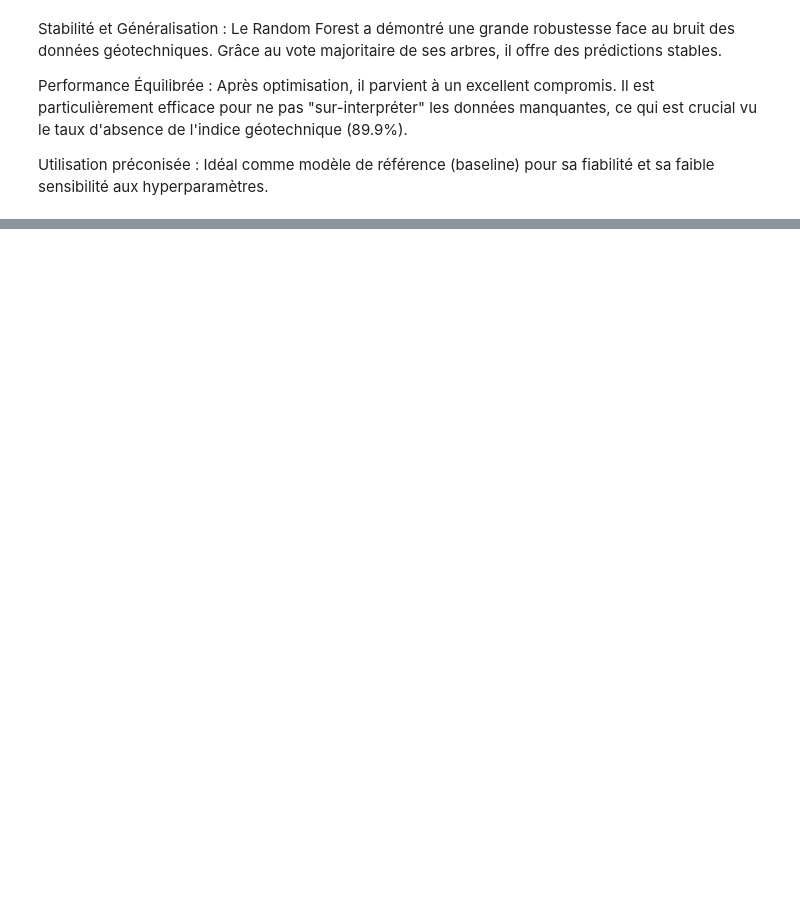
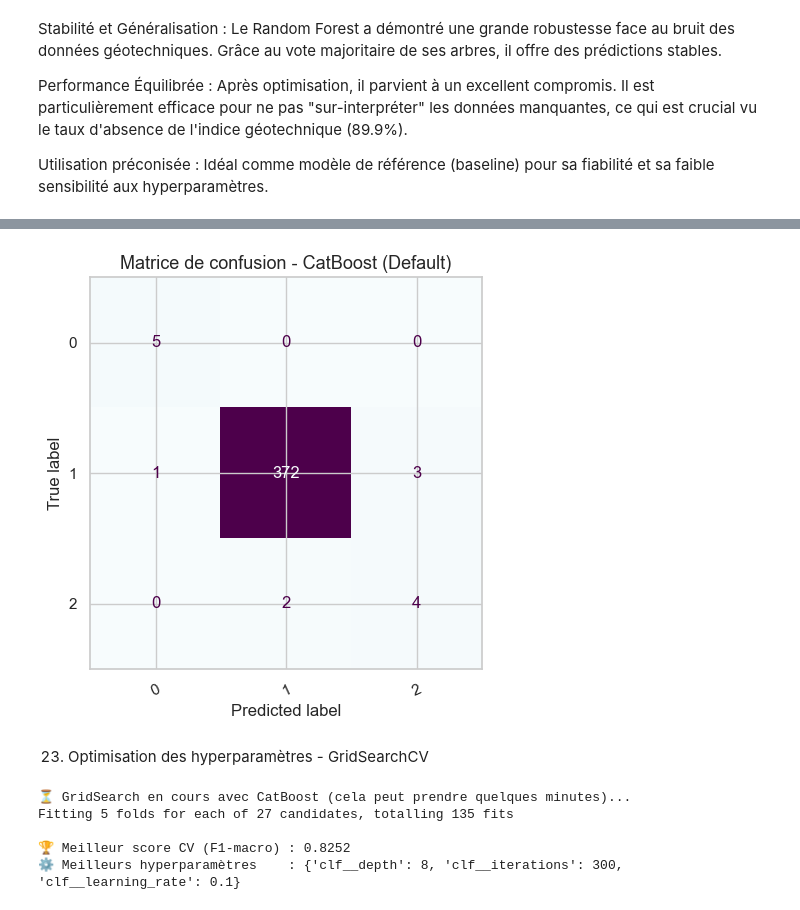
Before and after one commit to marwanbakali099-byte/Projet6_geo_info_ML_Classification, a Jupyter notebook: Projet6_geo_info_ML.ipynb, the cells around one changed output, grey strips where cells are left out. Cells and saved outputs as stored; diff of their text form; code cells hidden in the pictures; blank space fills up the shorter version.

```diff
--- a/Projet6_geo_info_ML.ipynb
+++ b/Projet6_geo_info_ML.ipynb
@@ -2135,0 +2184,73 @@ Utilisation préconisée : Idéal comme modèle de référence (baseline) pour s
+# %%
+# --- Matrice de confusion - CatBoost ---
+fig, ax = plt.subplots(figsize=(7, 5))
+
+# On utilise y_pred_default (déjà aplati par votre code précédent)
+disp_cat = ConfusionMatrixDisplay(
+    confusion_matrix=confusion_matrix(y_test, y_pred_default),
+    display_labels=pipeline_default.classes_ # Récupération directe depuis le pipeline
+)
+
+# Affichage avec la palette 'BuPu' (Bleu-Violet) comme pour votre RF
+disp_cat.plot(ax=ax, cmap='BuPu', colorbar=False)
+
+ax.set_title('Matrice de confusion - CatBoost (Default)', fontsize=13)
+plt.xticks(rotation=25)
+plt.tight_layout()
+plt.show()
+# %% [output]
+[figure, added]
+# %% [markdown]
+23. Optimisation des hyperparamètres - GridSearchCV
+# %%
+
+# ==========================================
+# 4. OPTIMISATION DES HYPERPARAMÈTRES (GridSearchCV)
+# ==========================================
+
+# Définition de la grille d'hyperparamètres pour CatBoost
+# Le préfixe 'clf__' est obligatoire car notre modèle est nommé 'clf' dans le Pipeline
+param_grid = {
+    'clf__iterations': [100, 200, 300],
+    'clf__depth': [4, 6, 8],
+    'clf__learning_rate': [0.01, 0.05, 0.1]
+}
+
+# Configuration de la validation croisée
+cv = StratifiedKFold(n_splits=5, shuffle=True, random_state=42)
+
+# Pipeline avec prétraitement intégré pour éviter la fuite de données
+pipeline_optim = Pipeline([
+    ('preprocessor', preprocessor),
+    ('clf', CatBoostClassifier(
+        auto_class_weights='Balanced', # Gestion du déséquilibre de classes
+        random_state=42,
+        verbose=0                      # MUET : Empêche CatBoost d'afficher le texte à chaque arbre
+    ))
+])
+
+# Configuration du GridSearchCV
+grid_search = GridSearchCV(
+    pipeline_optim,
+    param_grid,
+    cv=cv,
+    scoring='f1_macro', # On conserve le F1-macro comme demandé
+    n_jobs=-1,          # Utilise tous les cœurs du processeur pour accélérer le calcul
+    verbose=1,          # Affiche l'avancement global du GridSearch
+    refit=True          # Entraîne automatiquement le meilleur modèle sur tout X_train à la fin
+)
+
+print('GridSearch en cours avec CatBoost (cela peut prendre quelques minutes)... ')
+grid_search.fit(X_train, y_train)
+
+print(f'\nMeilleur score CV (F1-macro) : {grid_search.best_score_:.4f}')
+print(f' Meilleurs hyperparamètres    : {grid_search.best_params_}')
+
+# Sauvegarde du meilleur modèle optimisé pour la suite
+best_model = grid_search.best_estimator_
+# %% [output]
+⏳ GridSearch en cours avec CatBoost (cela peut prendre quelques minutes)...
+Fitting 5 folds for each of 27 candidates, totalling 135 fits
+
+🏆 Meilleur score CV (F1-macro) : 0.8252
+⚙️ Meilleurs hyperparamètres    : {'clf__depth': 8, 'clf__iterations': 300, 'clf__learning_rate': 0.1}
```
Also changed, not shown: parts of 47 cells of this notebook.
